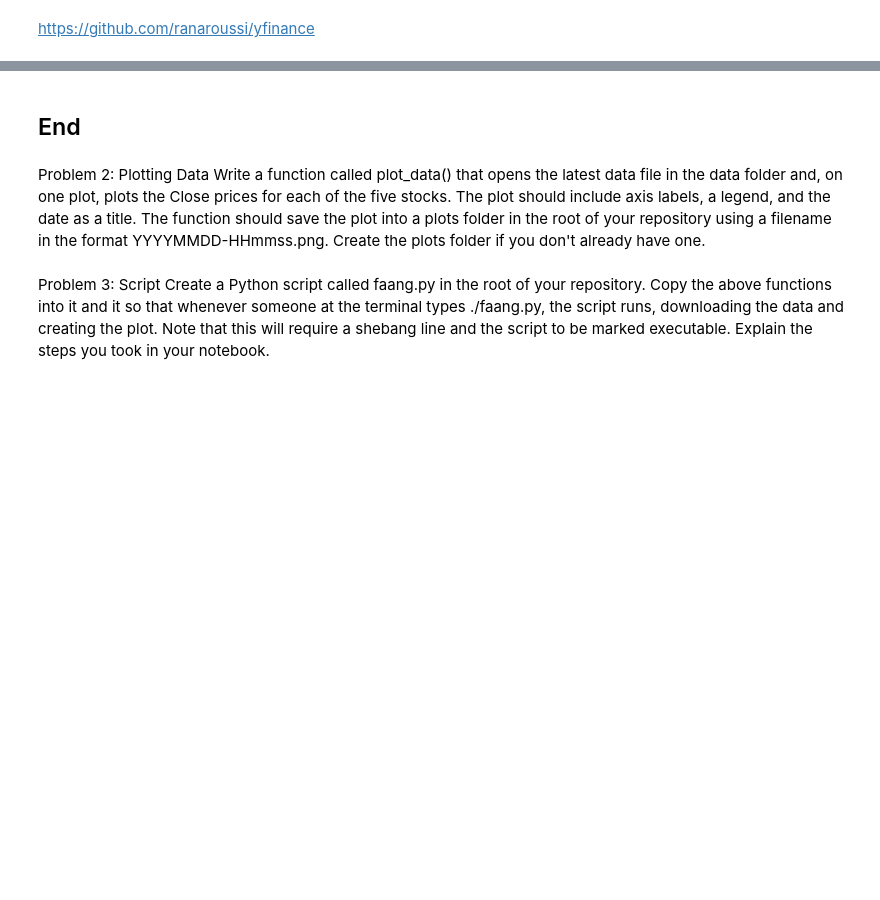
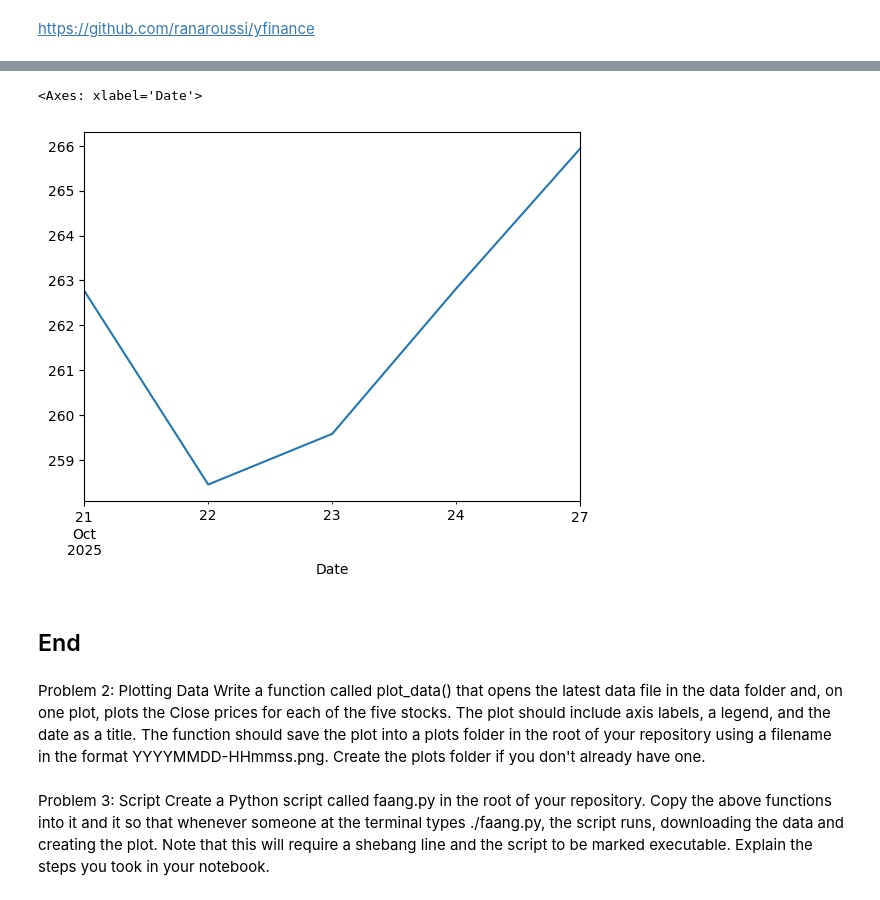
Before and after one commit to marianemcgrath/comp_infrastructure_assessment, a Jupyter notebook: problems.ipynb, the cells around one changed output, grey strips where cells are left out. Cells and saved outputs as stored; diff of their text form; code cells hidden in the pictures; blank space fills up the shorter version.

```diff
--- a/problems.ipynb
+++ b/problems.ipynb
@@ -18,0 +125,2 @@ ModuleNotFoundError: No module named 'yfinance'
+# %%
+df = yf.download(['META', 'AAPL','AMZN', 'NFLX', 'GOOG'], period='5d')
@@ -19,3 +155,8 @@ ModuleNotFoundError: No module named 'yfinance'
+# %%
+df[('Close', 'AAPL')].plot()
+# %% [output]
+<Axes: xlabel='Date'>
+[figure, added]
 # %% [markdown]
 ## End
 # %% [markdown]
```
Also changed, not shown: parts of 15 cells of this notebook.
